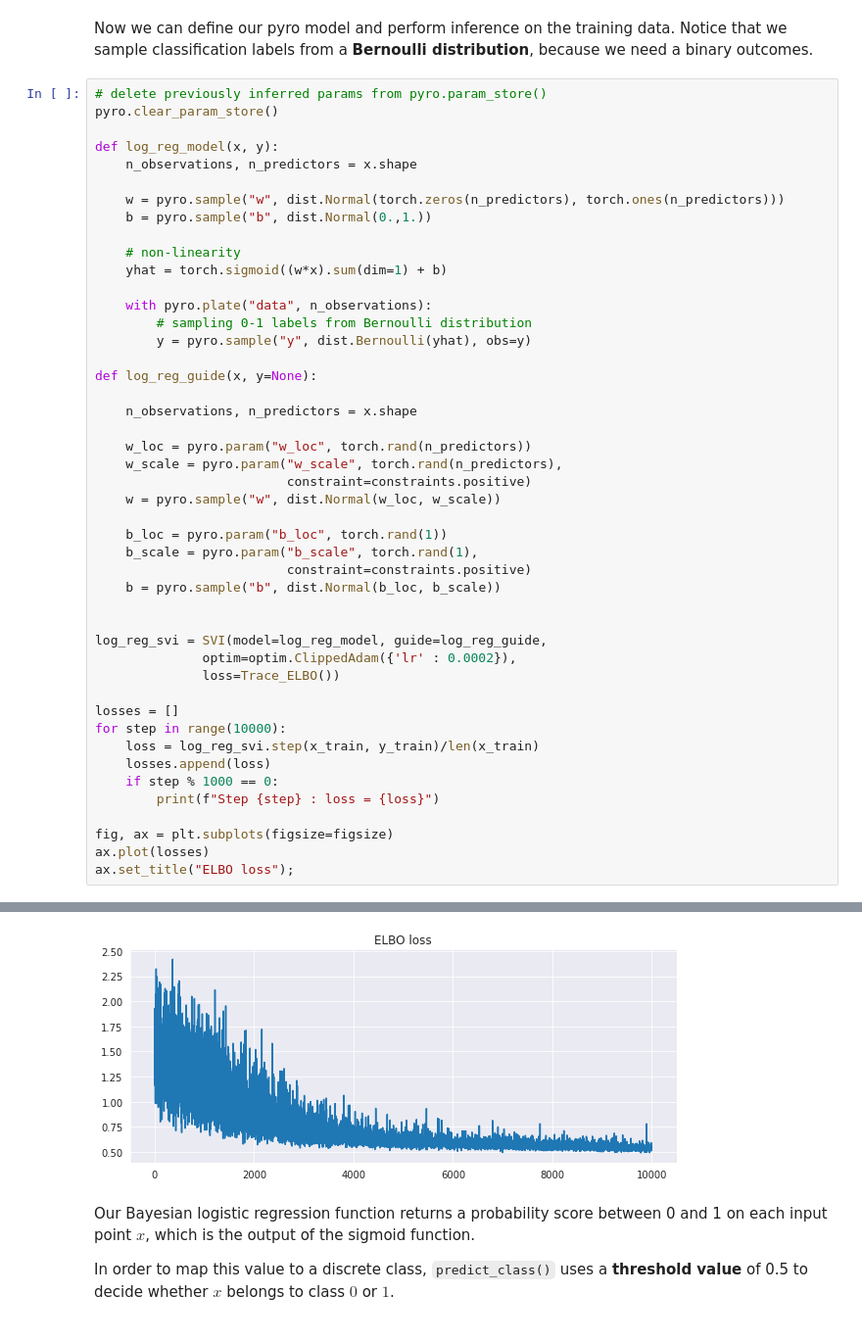
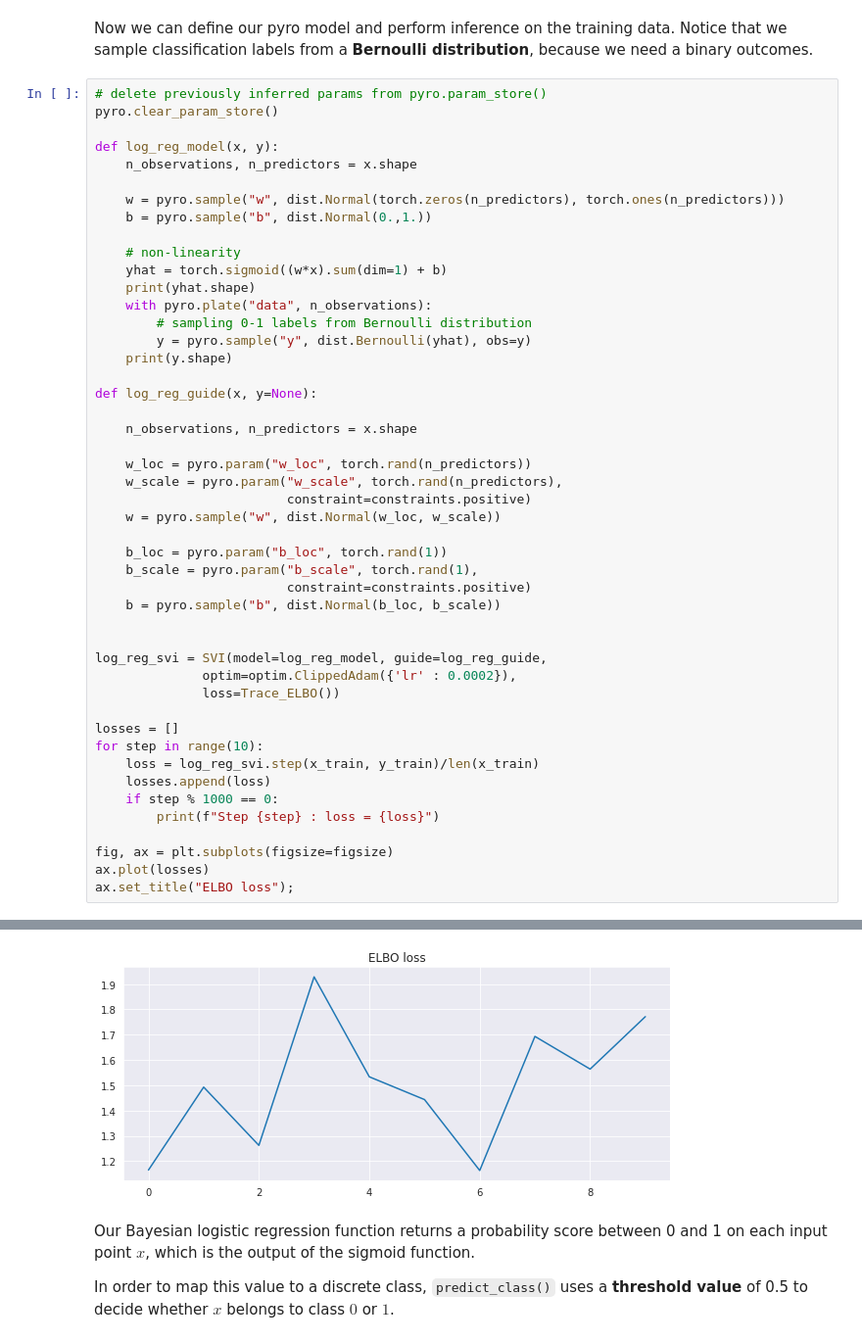
Before and after one commit to eferos93/statistical-machine-learning, a Jupyter notebook: notebooks/06_variational_inference.ipynb, the cells around one changed output, grey strips where cells are left out. Shown at 98% size. Drawn from its saved outputs; the diff is of its cells as text.

```diff
--- a/notebooks/06_variational_inference.ipynb
+++ b/notebooks/06_variational_inference.ipynb
@@ -430,10 +431,11 @@ def log_reg_model(x, y):
 
     # non-linearity
     yhat = torch.sigmoid((w*x).sum(dim=1) + b)
-
+    print(yhat.shape)
     with pyro.plate("data", n_observations):
         # sampling 0-1 labels from Bernoulli distribution
         y = pyro.sample("y", dist.Bernoulli(yhat), obs=y)
+    print(y.shape)
 
 def log_reg_guide(x, y=None):
 
@@ -455,7 +457,7 @@ log_reg_svi = SVI(model=log_reg_model, guide=log_reg_guide,
               loss=Trace_ELBO())
 
 losses = []
-for step in range(10000):
+for step in range(10):
     loss = log_reg_svi.step(x_train, y_train)/len(x_train)
     losses.append(loss)
     if step % 1000 == 0:
@@ -478,4 +487,4 @@ Step 9000 : loss = 0.5681309056483894
-[figure, old version]
+[figure, new version]
 # %% [markdown]
 Our Bayesian logistic regression function returns a probability score between 0 and 1 on each input point $x$, which is the output of the sigmoid function.
 
```
Also changed, not shown: parts of 4 cells of this notebook, 5 other files.
